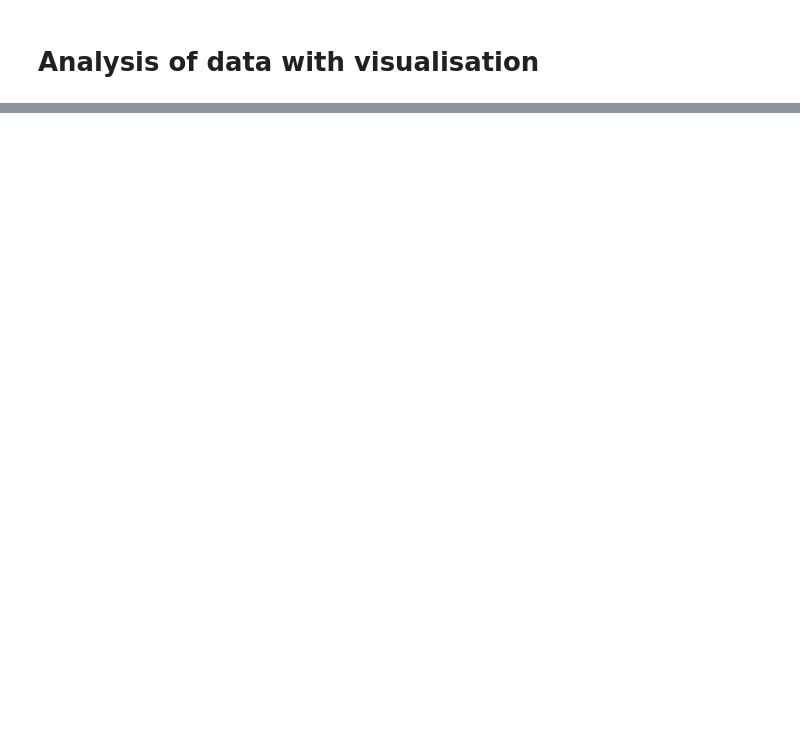
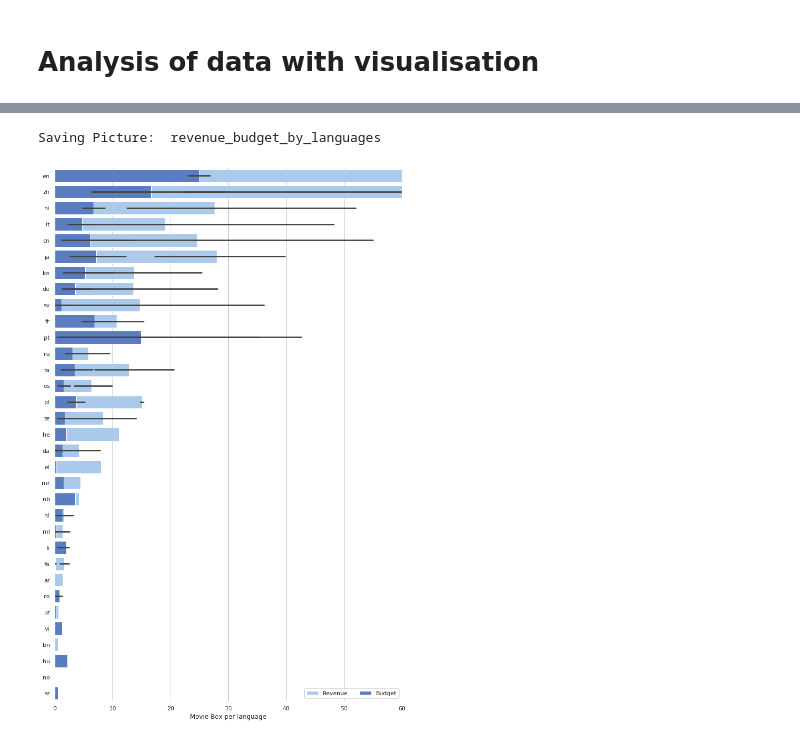
Before and after one commit to AilingLiu/TMDB_Box_Office_Prediction, a Jupyter notebook: tmdb_box_office_revenue_prediction.ipynb, the cells around one changed output, grey strips where cells are left out. Cells and saved outputs as stored; diff of their text form; code cells hidden in the pictures; blank space fills up the shorter version.

```diff
--- a/tmdb_box_office_revenue_prediction.ipynb
+++ b/tmdb_box_office_revenue_prediction.ipynb
@@ -186,2 +213,6 @@ memory usage: 619.1+ KB
+# %%
+from sklearn.model_selection import train_test_split
+
+dev_set, val_set = train_test_split(movies, test_size=0.3, random_state=42)
 # %% [markdown]
 # Analysis of data with visualisation
@@ -187,0 +252,29 @@ memory usage: 619.1+ KB
+# %%
+import seaborn as sns
+
+sns.set(style="whitegrid")
+dev_=dev_set.sort_values(by='revenue', ascending=False)
+
+# Initialize the matplotlib figure
+f, ax = plt.subplots(figsize=(10, 15))
+
+#Plot the total revenue
+sns.set_color_codes("pastel")
+sns.barplot(y=dev_['original_language'], x=dev_["revenue"]/1000000,
+            label="Revenue", color="b")
+
+# Plot the crashes where alcohol was involved
+sns.set_color_codes("muted")
+sns.barplot(y=dev_["original_language"], x=dev_["budget"]/1000000,
+            label="Budget", color="b")
+
+# Add a legend and informative axis label
+ax.legend(ncol=2, loc="lower right", frameon=True)
+ax.set(xlim=(0, 60), ylabel="",
+       xlabel="Movie Box per language")
+sns.despine(left=True, bottom=True)
+
+save_fig('revenue_budget_by_languages')
+# %% [output]
+Saving Picture:  revenue_budget_by_languages
+[figure, added]
```
Also changed, not shown: parts of 13 cells of this notebook.
